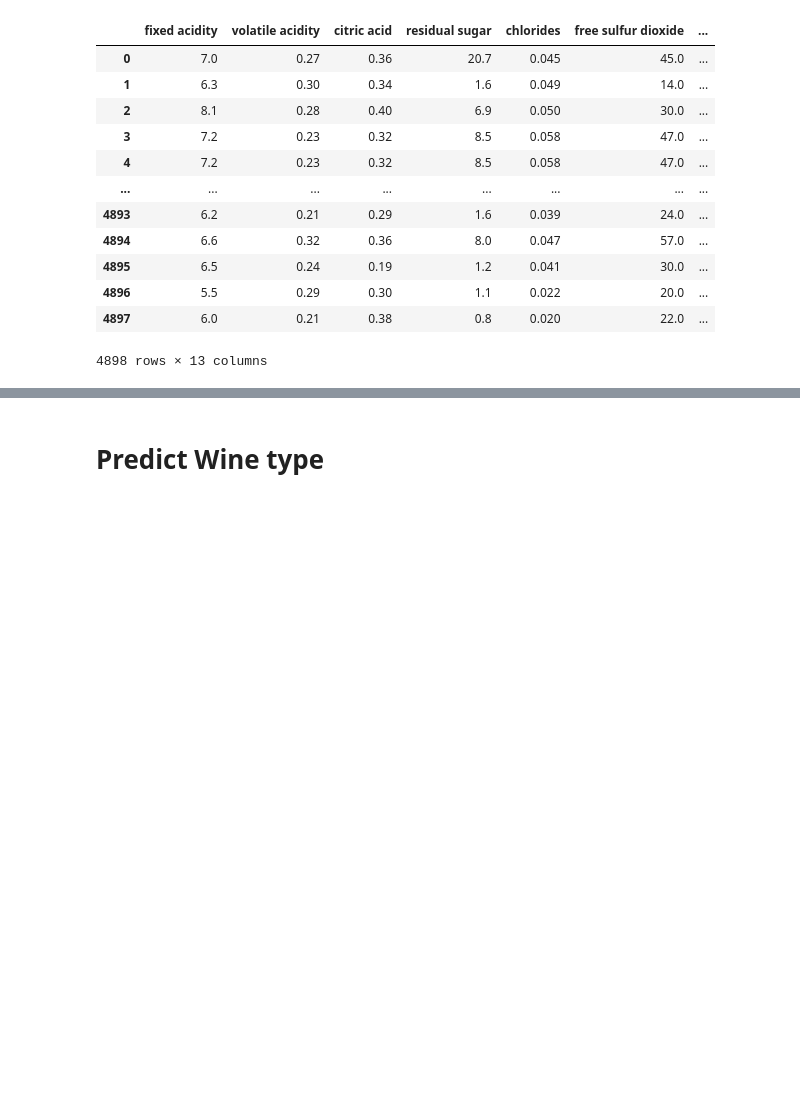
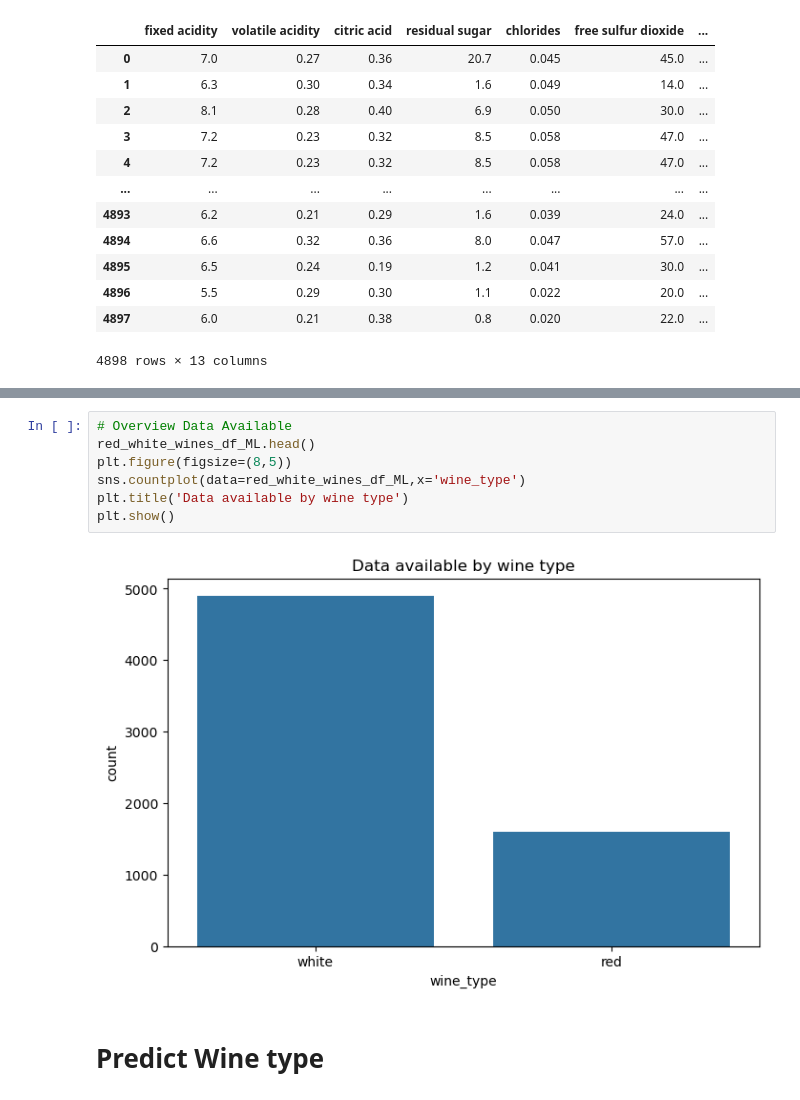
Before and after one commit to TimGarnault/project_2, a Jupyter notebook: sprint_3.ipynb, the cells around one changed output, grey strips where cells are left out. Cells and saved outputs as stored; diff of their text form; blank space fills up the shorter version.

```diff
--- a/sprint_3.ipynb
+++ b/sprint_3.ipynb
@@ -135,3 +149,12 @@ Index(['quality_label'], dtype='object')
+# %%
+# Overview Data Available
+red_white_wines_df_ML.head()
+plt.figure(figsize=(8,5))
+sns.countplot(data=red_white_wines_df_ML,x='wine_type')
+plt.title('Data available by wine type')
+plt.show()
+# %% [output]
+[figure, added]
 # %% [markdown]
 
 # Predict Wine type
```
Also changed, not shown: parts of 9 cells of this notebook.
